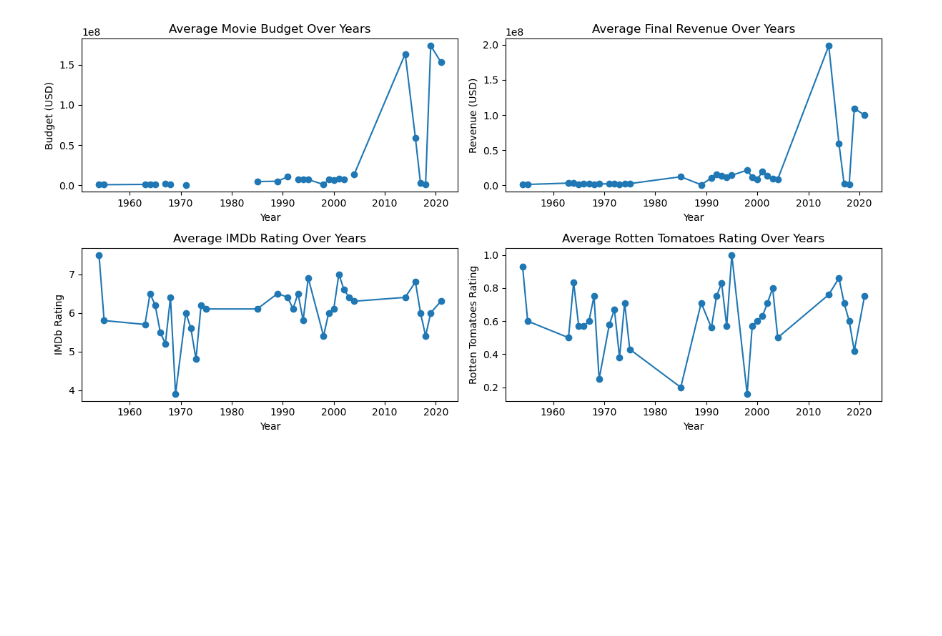
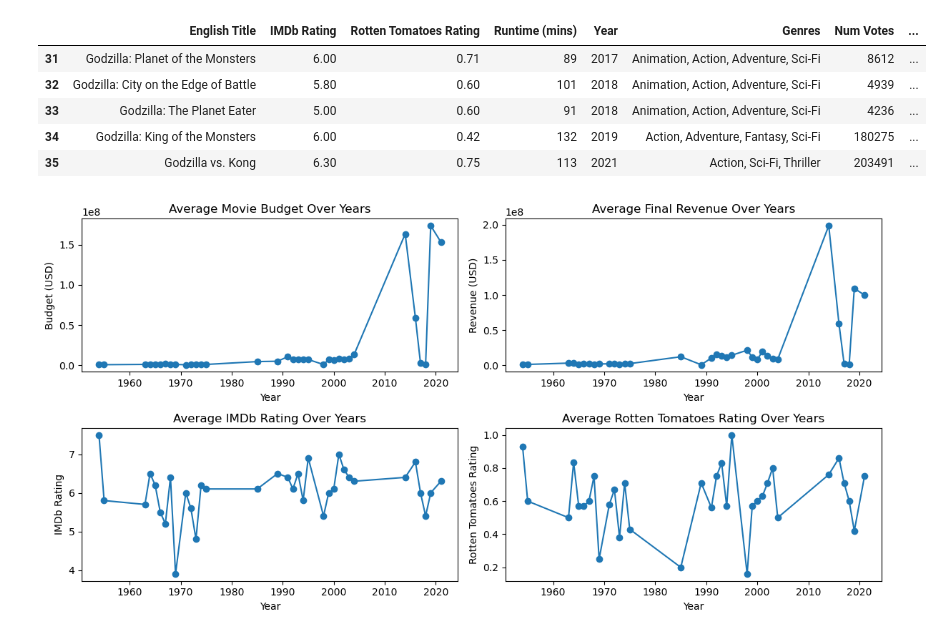
Before and after one commit to LardexTheLarge/Godzilla_Movie_Models, a Jupyter notebook: 04_Forecast/Forecast_Model.ipynb, the cells around one changed output. Drawn from its saved outputs; the diff is of its cells as text; code cells hidden in the pictures; blank space fills up the shorter version.

Commit message:
Cleaned the Godzilla movie data and created a prophet model and save to start on the interactive file.

```diff
--- a/04_Forecast/Forecast_Model.ipynb
+++ b/04_Forecast/Forecast_Model.ipynb
@@ -1,8 +1,9 @@
 # %%
 import pandas as pd
 import matplotlib.pyplot as plt
-import seaborn as sns
+import pickle
 import numpy as np
+from prophet import Prophet
 
 # Load the dataset
 df = pd.read_excel('../Godzilla.xlsx')
@@ -24,7 +25,20 @@ df['Movie Budget (USD)'] = df['Movie Budget (Yen)'] / conversion_rate
 df['Final Revenue (USD)'] = df['Final Revenue (Yen)'] / conversion_rate
 
 # Drop the Yen columns as we are using the USD columns for modeling
-df = df.drop(columns=['Movie Budget (Yen)', 'Final Revenue (Yen)'])
+df = df.drop(columns=['Movie Budget (Yen)', 'Final Revenue (Yen)', 'Position', 'URL', 'Japanese Title'])
+
+# Fill missing values in 'Movie Budget (USD)' column with the mean value within each era
+df['Movie Budget (USD)'] = df.groupby('Era')['Movie Budget (USD)'].transform(lambda x: x.fillna(x.mean()))
+# %%
+pd.options.display.float_format = '{:.2f}'.format
+df.tail()
+# %% [output]
+|  | English Title | IMDb Rating | Rotten Tomatoes Rating | Runtime (mins) | Year | Genres | Num Votes | ... |
+| 31 | Godzilla: Planet of the Monsters | 6.00 | 0.71 | 89 | 2017 | Animation, Action, Adventure, Sci-Fi | 8612 | ... |
+| 32 | Godzilla: City on the Edge of Battle | 5.80 | 0.60 | 101 | 2018 | Animation, Action, Adventure, Sci-Fi | 4939 | ... |
+| 33 | Godzilla: The Planet Eater | 5.00 | 0.60 | 91 | 2018 | Animation, Action, Adventure, Sci-Fi | 4236 | ... |
+| 34 | Godzilla: King of the Monsters | 6.00 | 0.42 | 132 | 2019 | Action, Adventure, Fantasy, Sci-Fi | 180275 | ... |
+| 35 | Godzilla vs. Kong | 6.30 | 0.75 | 113 | 2021 | Action, Sci-Fi, Thriller | 203491 | ... |
 # %%
 # Aggregate data by release year
 yearly_data = df.groupby('Release Year').agg({
@@ -68,7 +82,7 @@ plt.ylabel('Rotten Tomatoes Rating')
 plt.tight_layout()
 plt.show()
 # %% [output]
-[figure, old version]
+[figure, new version]
 # %%
 # Prepare data for Prophet
 prophet_data = df[['Release Date', 'Final Revenue (USD)']]
```
Also changed, not shown: parts of 1 cell of this notebook, 1 other file.
